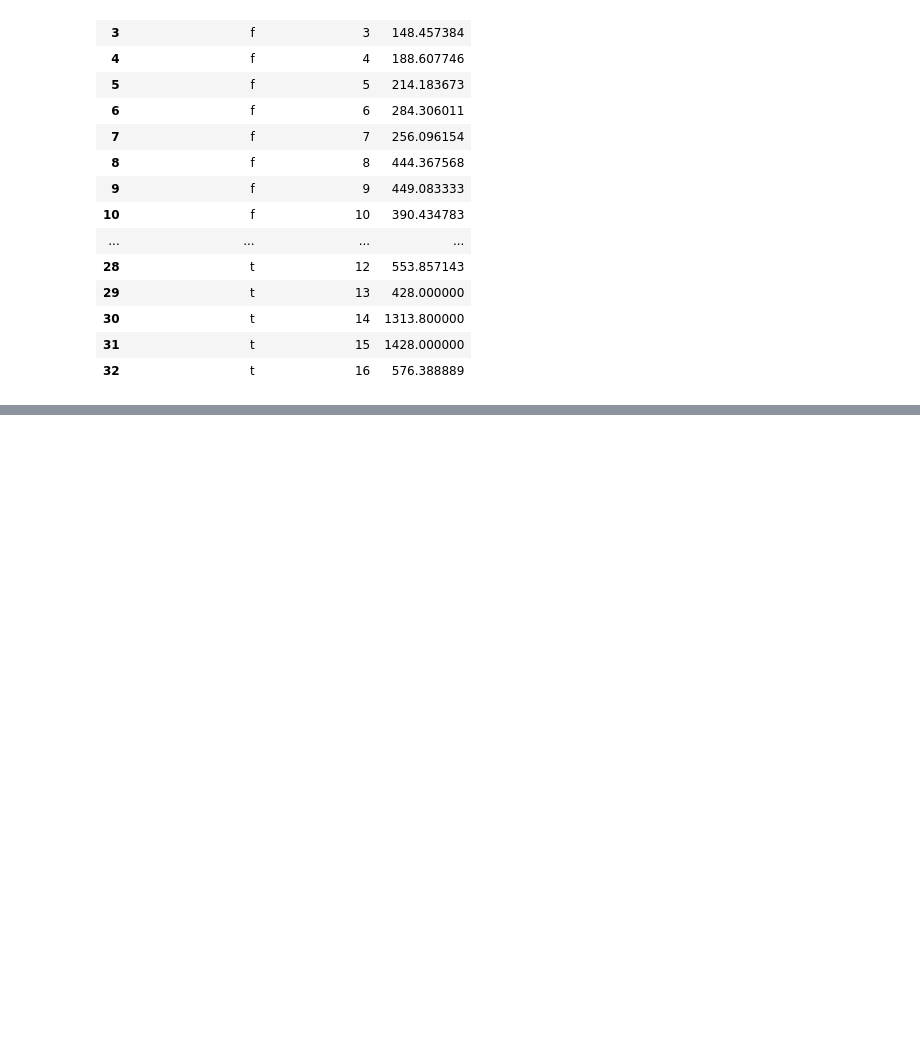
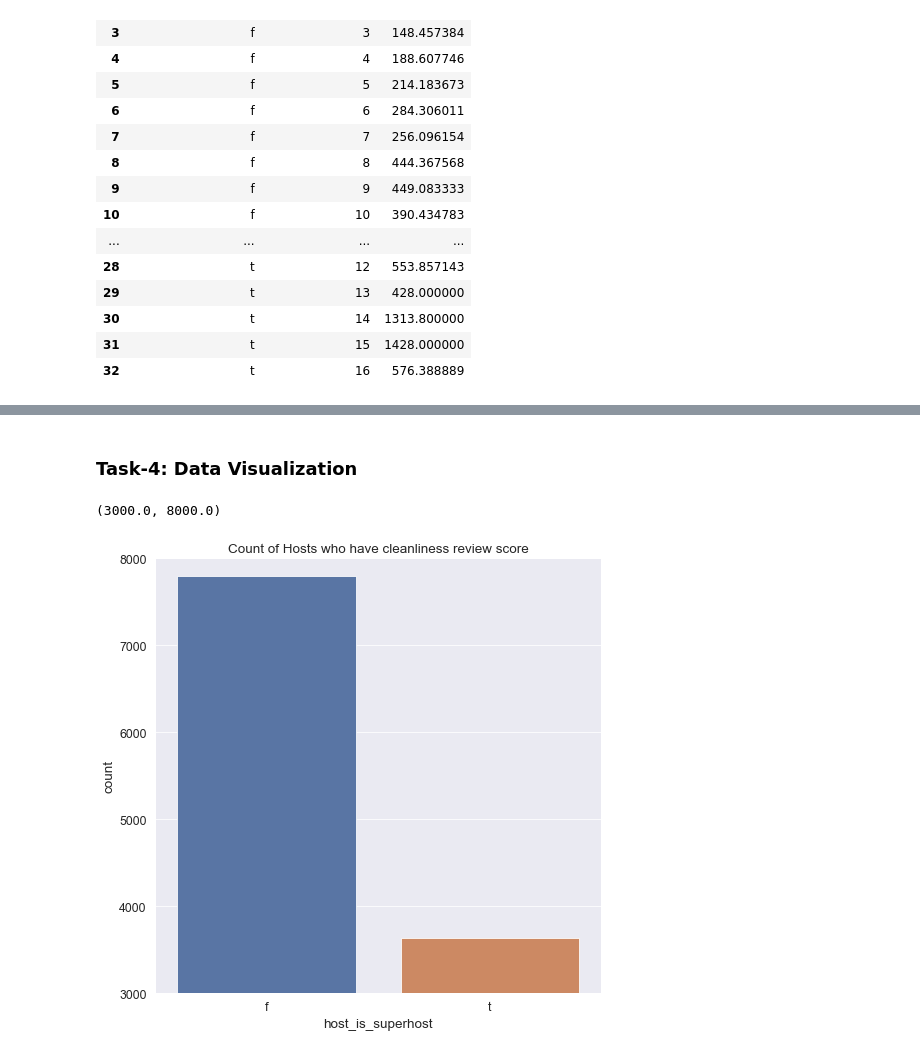
Before and after one commit to data301-2021-winter1/project-group11-project, a Jupyter notebook: notebooks/analysis1.ipynb, the cells around one changed output, grey strips where cells are left out. Saved outputs shown, nothing was run; the diff lists cells and outputs as text; code cells hidden in the pictures; blank space fills up the shorter version.

Commit message:
done task 4

```diff
--- a/notebooks/analysis1.ipynb
+++ b/notebooks/analysis1.ipynb
@@ -461,0 +465,9 @@ price_processed
+# %% [markdown]
+### Task-4: Data Visualization
+# %%
+
+sns.countplot(x = 'host_is_superhost', data = clean).set(title = 'Count of Hosts who have cleanliness review score')
+plt.ylim(3000,8000)
+# %% [output]
+(3000.0, 8000.0)
+[figure, added]
```
Also changed, not shown: parts of 13 cells of this notebook, 1 other file.
